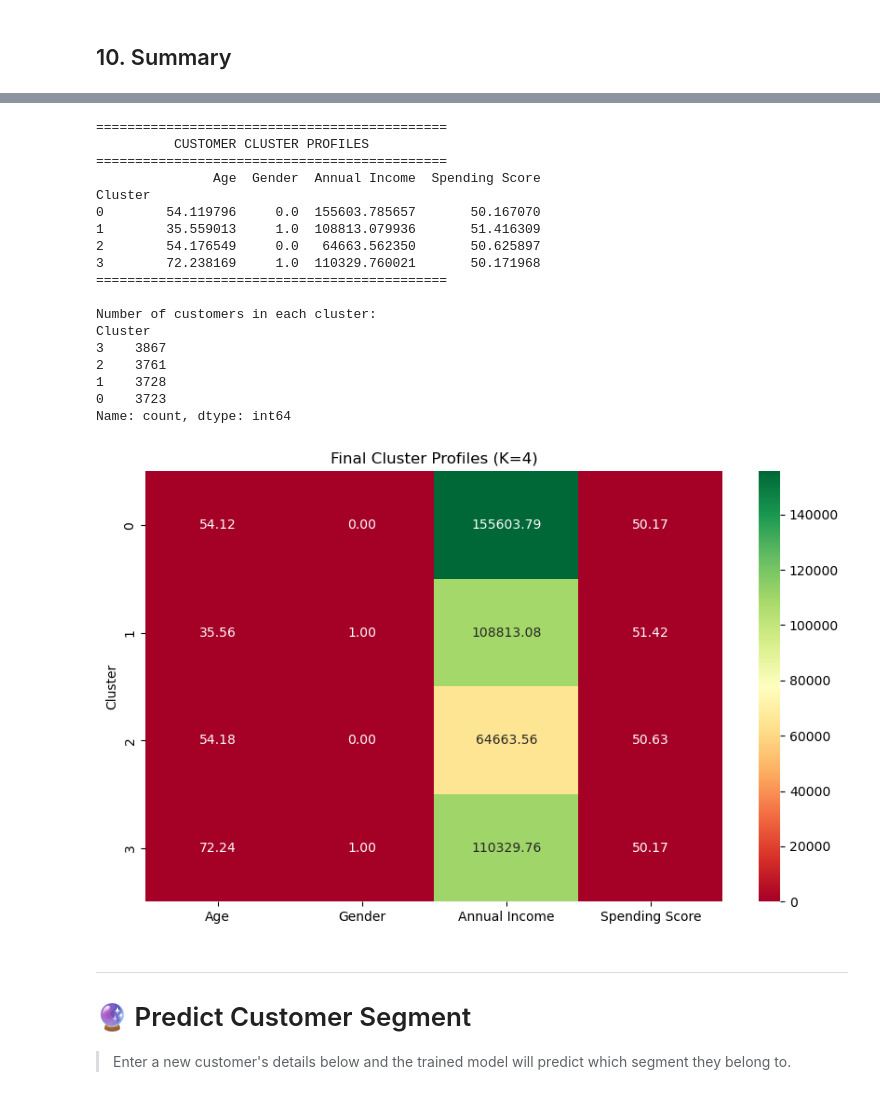
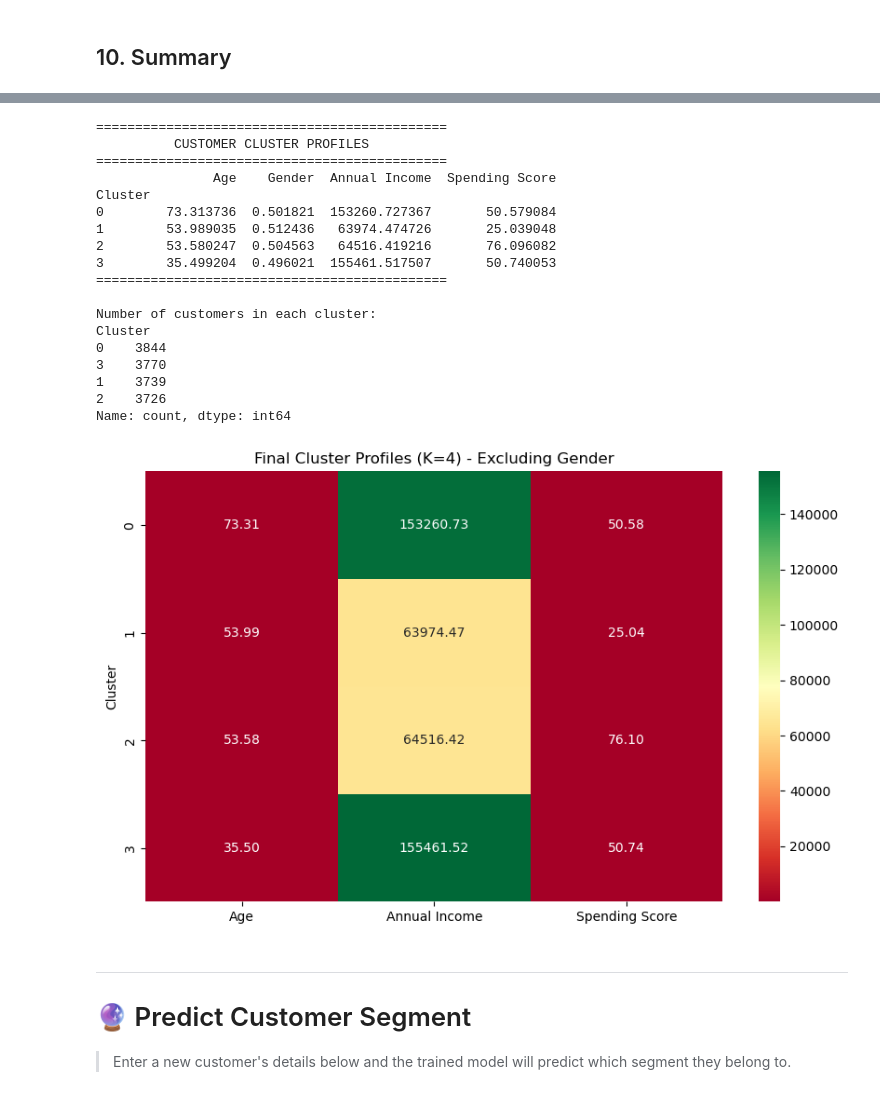
Before and after one commit to mo12k/BMCS-2203-AI, a Jupyter notebook: mall_segmentation_complete/mall_segmentation/member_gmm_clustering1.ipynb, the cells around one changed output, grey strips where cells are left out. Drawn from its saved outputs; the diff is of its cells as text; code cells hidden in the pictures.

```diff
--- a/mall_segmentation_complete/mall_segmentation/member_gmm_clustering1.ipynb
+++ b/mall_segmentation_complete/mall_segmentation/member_gmm_clustering1.ipynb
@@ -47,7 +47,9 @@ print('✅ PCA is NOT used in this notebook')
 # %%
 from sklearn.preprocessing import StandardScaler
 
+
+features_for_clustering = ['Age', 'Annual Income', 'Spending Score']
 scaler = StandardScaler()
-scaler.fit(df_clean[['Age', 'Annual Income', 'Spending Score']])
-print('✅ Scaler rebuilt from preprocessed data')
+X_scaled = scaler.fit_transform(df_clean[features_for_clustering])
+print('✅ Feature shape for clustering:', X_scaled.shape)
 # %% [output]
@@ -108,7 +110,7 @@ gmm.fit(X_scaled)
 
 cluster_labels = gmm.predict(X_scaled)
 cluster_probs = gmm.predict_proba(X_scaled)
-df['Cluster'] = cluster_labels
+df_clean['Cluster'] = cluster_labels
 n_clusters = len(np.unique(cluster_labels))
 
 print(f'Number of clusters found by GMM: {n_clusters}')
@@ -288,31 +290,35 @@ print(df_clean['Cluster'].value_counts())
 =============================================
           CUSTOMER CLUSTER PROFILES
 =============================================
-               Age  Gender  Annual Income  Spending Score
+               Age    Gender  Annual Income  Spending Score
 Cluster
-0        54.119796     0.0  155603.785657       50.167070
-1        35.559013     1.0  108813.079936       51.416309
-2        54.176549     0.0   64663.562350       50.625897
-3        72.238169     1.0  110329.760021       50.171968
+0        73.313736  0.501821  153260.727367       50.579084
+1        53.989035  0.512436   63974.474726       25.039048
+2        53.580247  0.504563   64516.419216       76.096082
+3        35.499204  0.496021  155461.517507       50.740053
 =============================================
 
 Number of customers in each cluster:
 Cluster
-3    3867
-2    3761
-1    3728
-0    3723
+0    3844
+3    3770
+1    3739
+2    3726
 Name: count, dtype: int64
 # %%
 import seaborn as sns
 import matplotlib.pyplot as plt
 
+plot_features = ['Age', 'Annual Income', 'Spending Score']
+display_profiles = df_clean.groupby('Cluster')[plot_features].mean()
+
 plt.figure(figsize=(10, 6))
-sns.heatmap(cluster_profiles, annot=True, cmap='RdYlGn', fmt='.2f')
-plt.title('Final Cluster Profiles (K=4)')
+sns.heatmap(display_profiles, annot=True, cmap='RdYlGn', fmt='.2f')
+
+plt.title('Final Cluster Profiles (K=4) - Excluding Gender')
 plt.show()
 # %% [output]
-[figure, old version]
+[figure, new version]
 # %% [markdown]
 ---
 # 🔮 Predict Customer Segment
```
Also changed, not shown: parts of 12 cells of this notebook.
